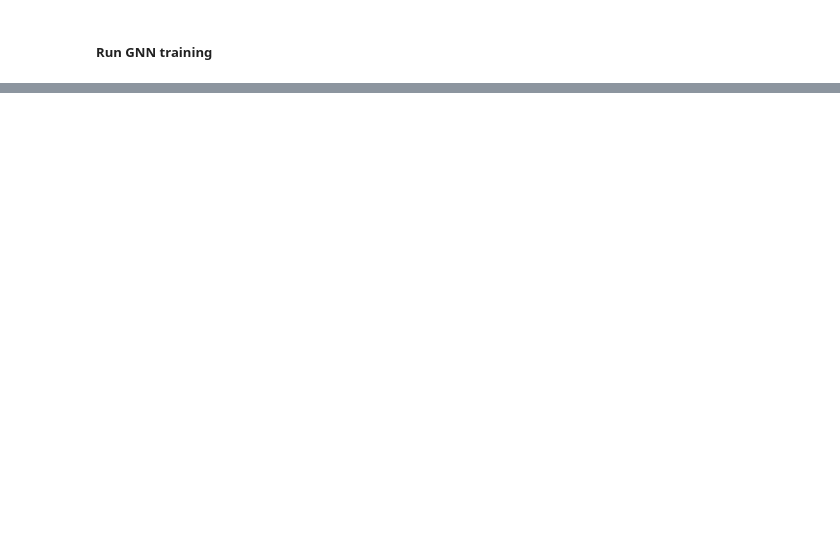
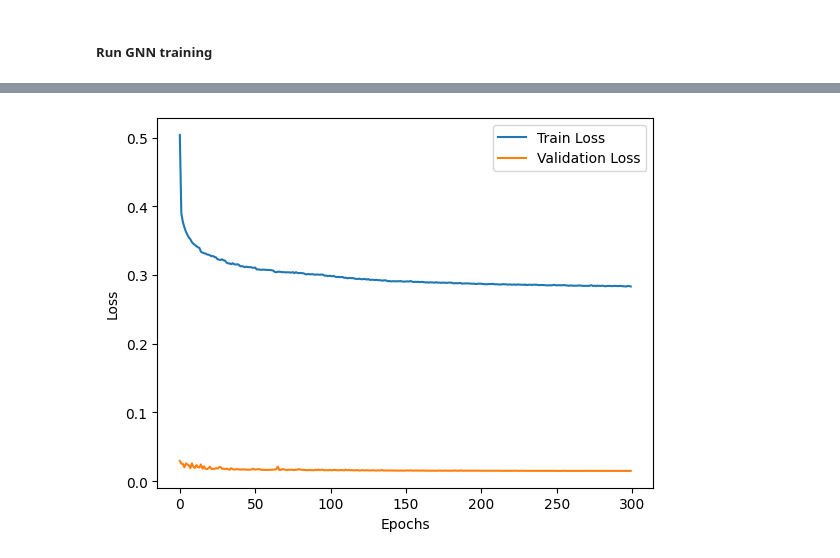
Before and after one commit to sam-j-hall/QM9_charge, a Jupyter notebook: train.ipynb, the cells around one changed output, grey strips where cells are left out. Saved outputs shown, nothing was run; the diff lists cells and outputs as text; code cells hidden in the pictures; blank space fills up the shorter version.

Commit message:
Train new models

```diff
--- a/train.ipynb
+++ b/train.ipynb
@@ -213,0 +223,4 @@ Epoch: 245, LR: 0.002, TrainLoss: 0.27287, ValLoss: 0.01439
+# %%
+plot_learning_curve(num_epochs, train_losses, val_losses)
+# %% [output]
+[figure, added]
```
Also changed, not shown: parts of 10 cells of this notebook.
